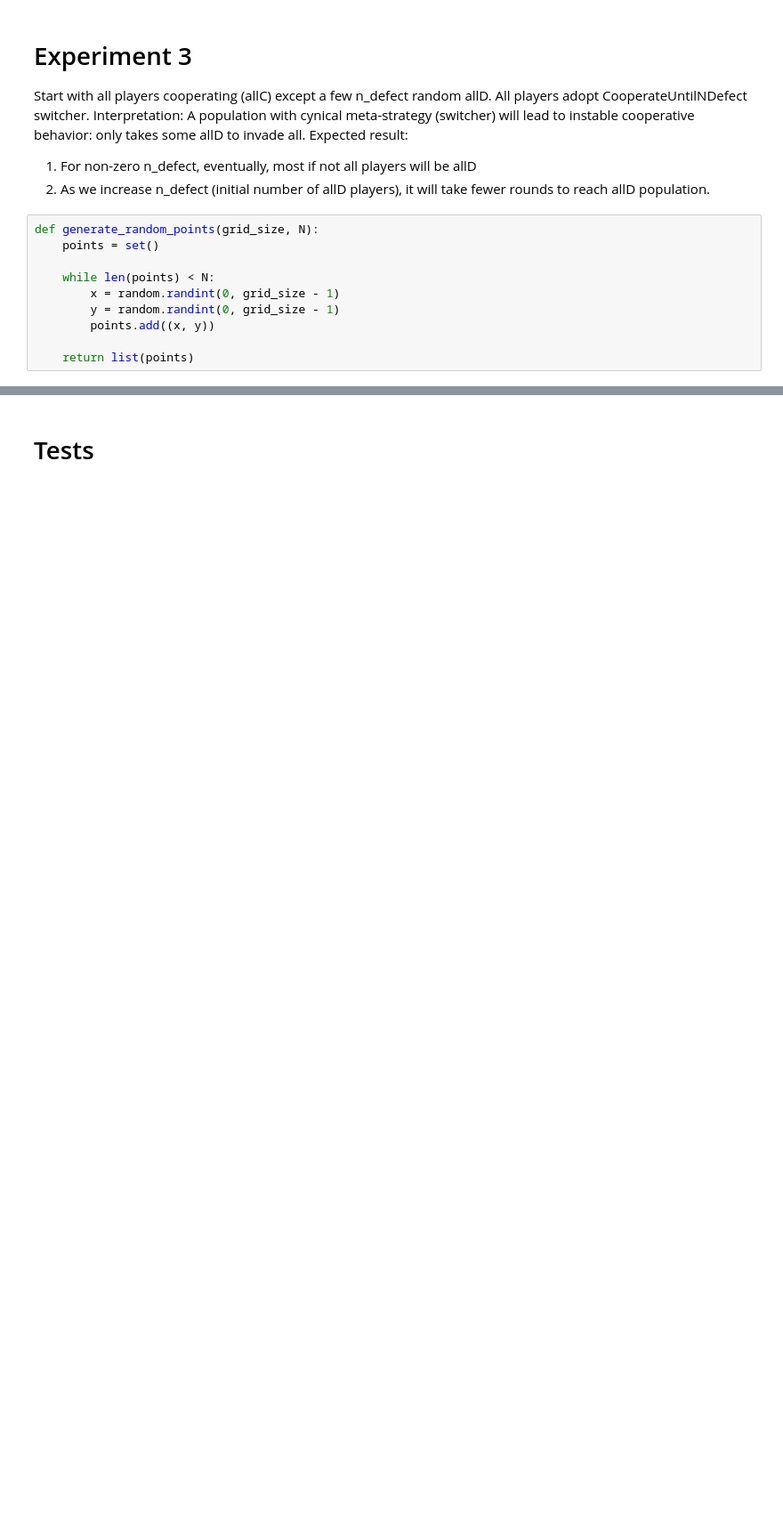
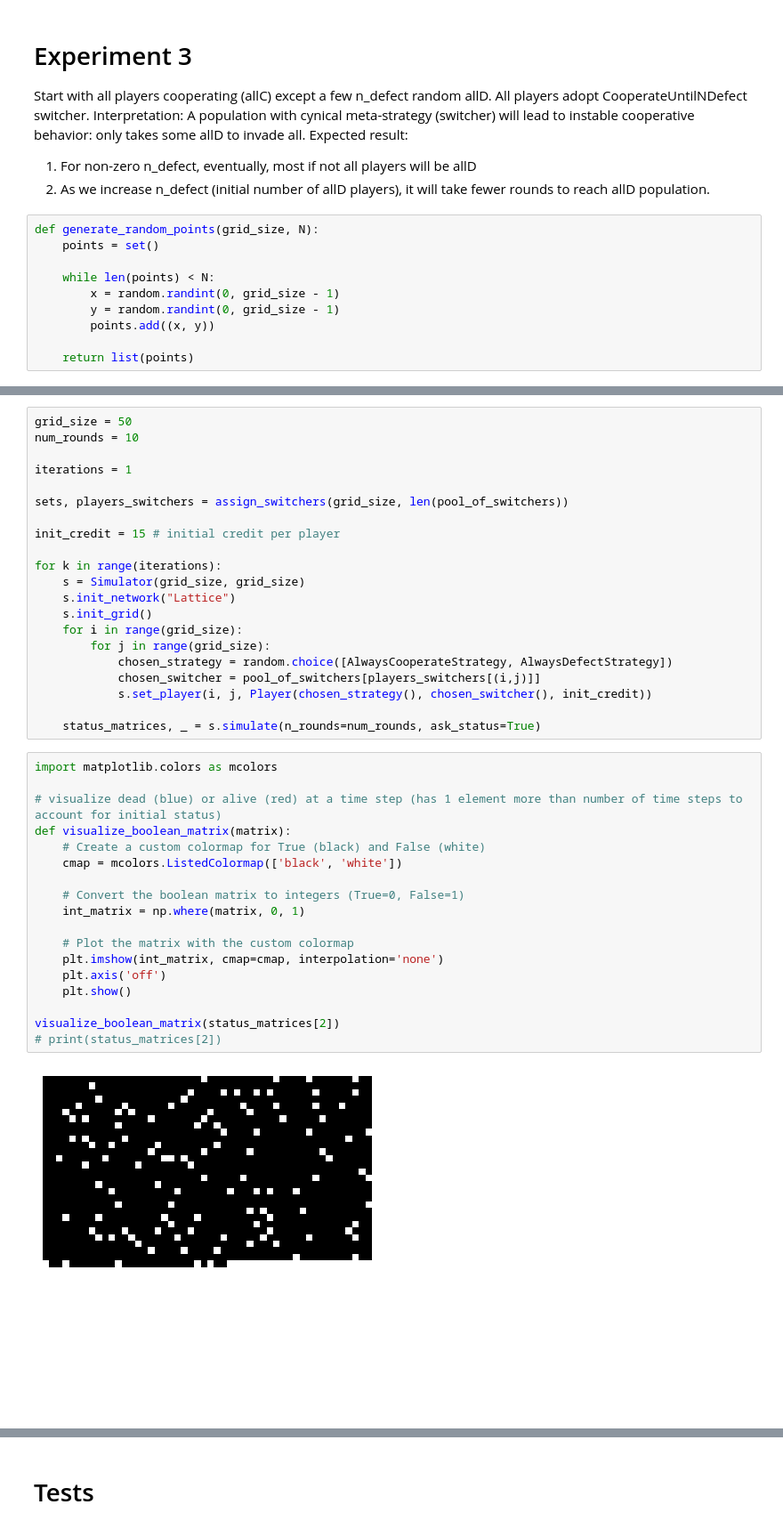
Before and after one commit to shriramch/SimPD, a Jupyter notebook: ipd.ipynb, the cells around one changed output, grey strips where cells are left out. Shown at 89% size. Drawn from its saved outputs; the diff is of its cells as text; blank space fills up the shorter version.

```diff
--- a/ipd.ipynb
+++ b/ipd.ipynb
@@ -828,0 +864,41 @@ Text(0.5, 1.0, 'SoftMajor leads to random equilibrium around 50-50')
+# %%
+grid_size = 50
+num_rounds = 10
+
+iterations = 1
+
+sets, players_switchers = assign_switchers(grid_size, len(pool_of_switchers))
+
+init_credit = 15 # initial credit per player
+
+for k in range(iterations):
+    s = Simulator(grid_size, grid_size)
+    s.init_network("Lattice")
+    s.init_grid()
+    for i in range(grid_size):
+        for j in range(grid_size):
+            chosen_strategy = random.choice([AlwaysCooperateStrategy, AlwaysDefectStrategy])
+            chosen_switcher = pool_of_switchers[players_switchers[(i,j)]]
+            s.set_player(i, j, Player(chosen_strategy(), chosen_switcher(), init_credit))
+
+    status_matrices, _ = s.simulate(n_rounds=num_rounds, ask_status=True)
+# %%
+import matplotlib.colors as mcolors
+
+# visualize dead (blue) or alive (red) at a time step (has 1 element more than number of time steps to account for initial status)
+def visualize_boolean_matrix(matrix):
+    # Create a custom colormap for True (black) and False (white)
+    cmap = mcolors.ListedColormap(['black', 'white'])
+
+    # Convert the boolean matrix to integers (True=0, False=1)
+    int_matrix = np.where(matrix, 0, 1)
+
+    # Plot the matrix with the custom colormap
+    plt.imshow(int_matrix, cmap=cmap, interpolation='none')
+    plt.axis('off')
+    plt.show()
+
+visualize_boolean_matrix(status_matrices[2])
+# print(status_matrices[2])
+# %% [output]
+[figure, added]
```
Also changed, not shown: parts of 10 cells of this notebook.
